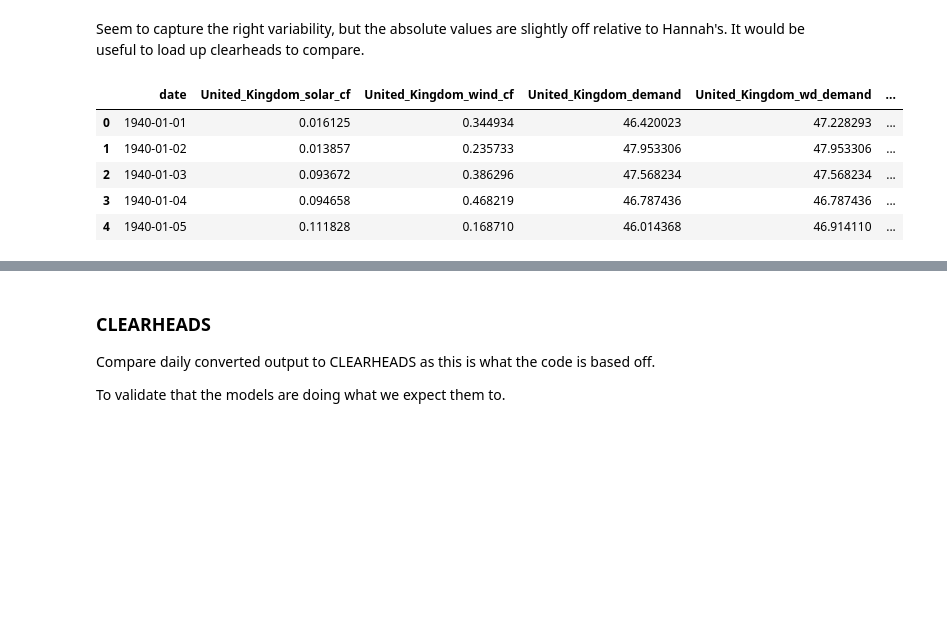
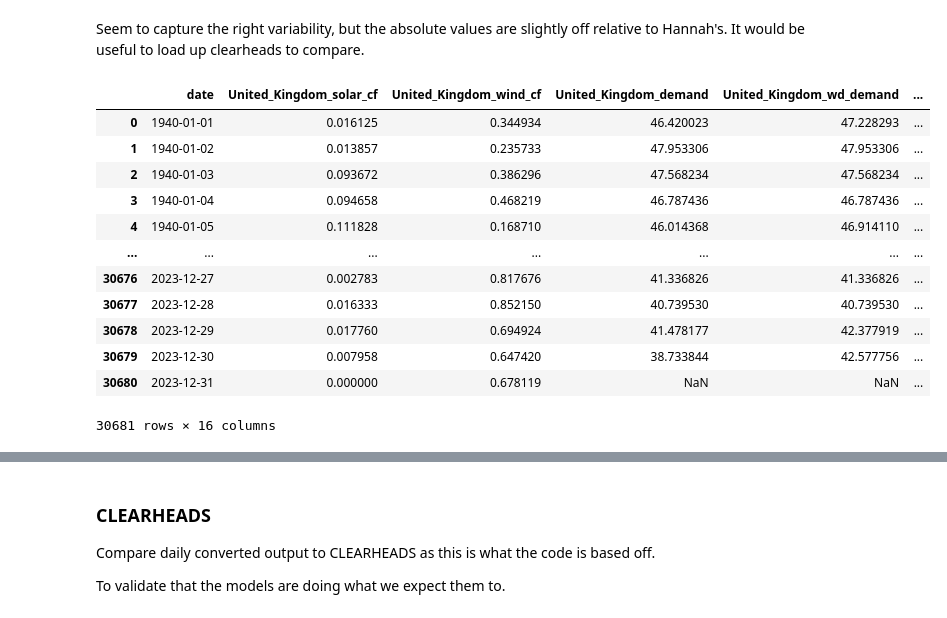
Before and after one commit to benhutchmet/unseen_multi_year, a Jupyter notebook: obs_wind_demand.ipynb, the cells around one changed output, grey strips where cells are left out. Cells and saved outputs as stored; diff of their text form; code cells hidden in the pictures; blank space fills up the shorter version.

```diff
--- a/obs_wind_demand.ipynb
+++ b/obs_wind_demand.ipynb
@@ -195,14 +195,21 @@ ch_file = "/home/users/benhutch/energy-sotcr-2023/data/ERA5_UK_1940_2023_daily_S
 # Load up this file
 ch_df = pd.read_csv(ch_file)
 # %%
-ch_df.head()
+ch_df
 # %% [output]
 |  | date | United_Kingdom_solar_cf | United_Kingdom_wind_cf | United_Kingdom_demand | United_Kingdom_wd_demand | ... |
 | 0 | 1940-01-01 | 0.016125 | 0.344934 | 46.420023 | 47.228293 | ... |
 | 1 | 1940-01-02 | 0.013857 | 0.235733 | 47.953306 | 47.953306 | ... |
 | 2 | 1940-01-03 | 0.093672 | 0.386296 | 47.568234 | 47.568234 | ... |
 | 3 | 1940-01-04 | 0.094658 | 0.468219 | 46.787436 | 46.787436 | ... |
 | 4 | 1940-01-05 | 0.111828 | 0.168710 | 46.014368 | 46.914110 | ... |
+| ... | ... | ... | ... | ... | ... | ... |
+| 30676 | 2023-12-27 | 0.002783 | 0.817676 | 41.336826 | 41.336826 | ... |
+| 30677 | 2023-12-28 | 0.016333 | 0.852150 | 40.739530 | 40.739530 | ... |
+| 30678 | 2023-12-29 | 0.017760 | 0.694924 | 41.478177 | 42.377919 | ... |
+| 30679 | 2023-12-30 | 0.007958 | 0.647420 | 38.733844 | 42.577756 | ... |
+| 30680 | 2023-12-31 | 0.000000 | 0.678119 | NaN | NaN | ... |
+30681 rows × 16 columns
 # %%
 # set up suffix for all of ch_df columns
 # _ch
```
Also changed, not shown: parts of 18 cells of this notebook, 2 other files.
